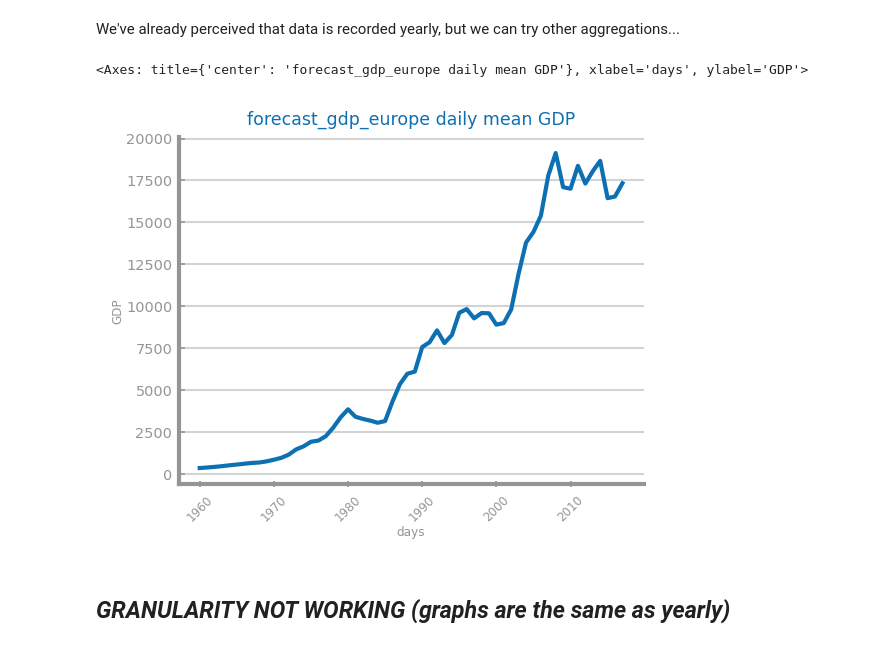
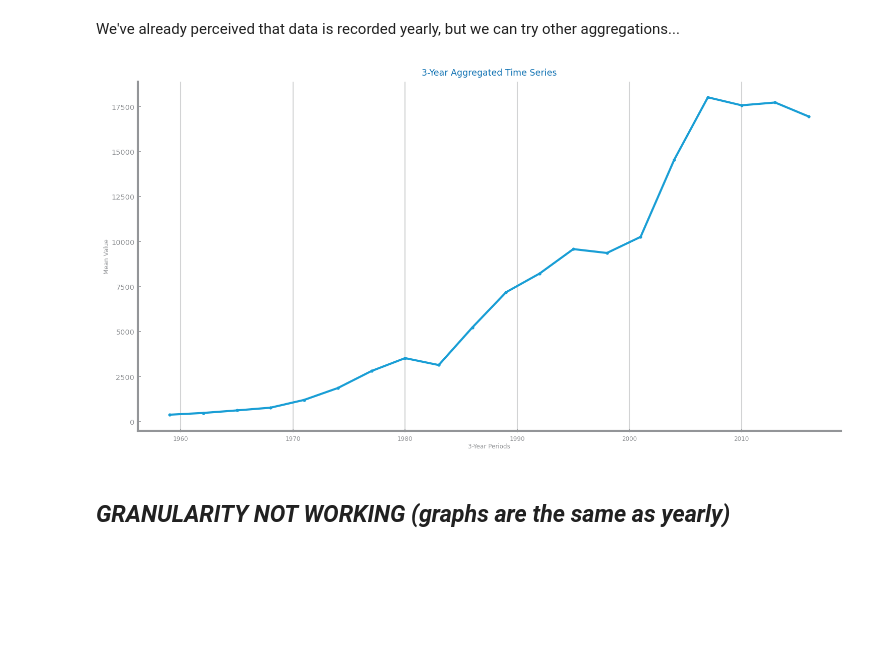
Before and after one commit to Moraisgit/data_science_project, a Jupyter notebook: src/set2_F_data_profiling.ipynb, the cells around one changed output. Drawn from its saved outputs; the diff is of its cells as text; code cells hidden in the pictures; blank space fills up the shorter version.

```diff
--- a/src/set2_F_data_profiling.ipynb
+++ b/src/set2_F_data_profiling.ipynb
@@ -126,37 +128,48 @@ Last timestamp 2017-01-01 00:00:00
 [figure]
 # %% [markdown]
 We've already perceived that data is recorded yearly, but we can try other aggregations...
-# %%
-from pandas import Index, Period
-
-
-def ts_aggregation_by(
-    data: Series | DataFrame,
-    gran_level: str = "D",
-    agg_func: str = "mean",
-) -> Series | DataFrame:
-    df: Series | DataFrame = data.copy()
-    index: Index[Period] = df.index.to_period(gran_level)
-    df = df.groupby(by=index, dropna=True, sort=True).agg(agg_func)
-    df.index.drop_duplicates()
-    df.index = df.index.to_timestamp()
-
-    return df
-
-
-ss_days: Series = ts_aggregation_by(series, "D")
-# figure(figsize=(3 * HEIGHT, HEIGHT / 2))
-figure()
-plot_line_chart(
-    ss_days.index.to_list(),
-    ss_days.to_list(),
-    xlabel="days",
-    ylabel=target,
-    title=f"{file_tag} daily mean {target}",
-)
-# %% [output]
-<Axes: title={'center': 'forecast_gdp_europe daily mean GDP'}, xlabel='days', ylabel='GDP'>
-[figure, removed]
+# %%
+from pandas import Index, Period, Series, DataFrame
+import pandas as pd
+import numpy as np
+
+def ts_aggregation_by(
+    data: Series | DataFrame,
+    gran_level: str = "D",
+    agg_func: str = "mean",
+    custom_years: int = None  # New argument for multi-year aggregation
+) -> Series | DataFrame:
+    df: Series | DataFrame = data.copy()
+
+    if custom_years:
+        year_index = df.index.year
+        custom_period = (year_index // custom_years) * custom_years
+        df.index = pd.to_datetime(custom_period, format="%Y")
+        df.index.name = f"{custom_years}_year_period"
+    else:
+        # Default time granularity
+        index: Index[Period] = df.index.to_period(gran_level)
+        df.index = index.to_timestamp()
+
+    # Group by the new index and aggregate
+    df = df.groupby(df.index, dropna=True, sort=True).agg(agg_func)
+
+    return df
+
+ss_3_years: Series = ts_aggregation_by(series, custom_years=3)
+
+# Plot the results
+import matplotlib.pyplot as plt
+
+plt.figure(figsize=(12, 6))
+plt.plot(ss_3_years.index, ss_3_years, marker='o', linestyle='-')
+plt.xlabel("3-Year Periods")
+plt.ylabel("Mean Value")
+plt.title("3-Year Aggregated Time Series")
+plt.grid()
+plt.show()
+# %% [output]
+[figure, added]
 # %% [markdown]
 ## *GRANULARITY NOT WORKING (graphs are the same as yearly)*
 # %%
```
Also changed, not shown: parts of 9 cells of this notebook.
